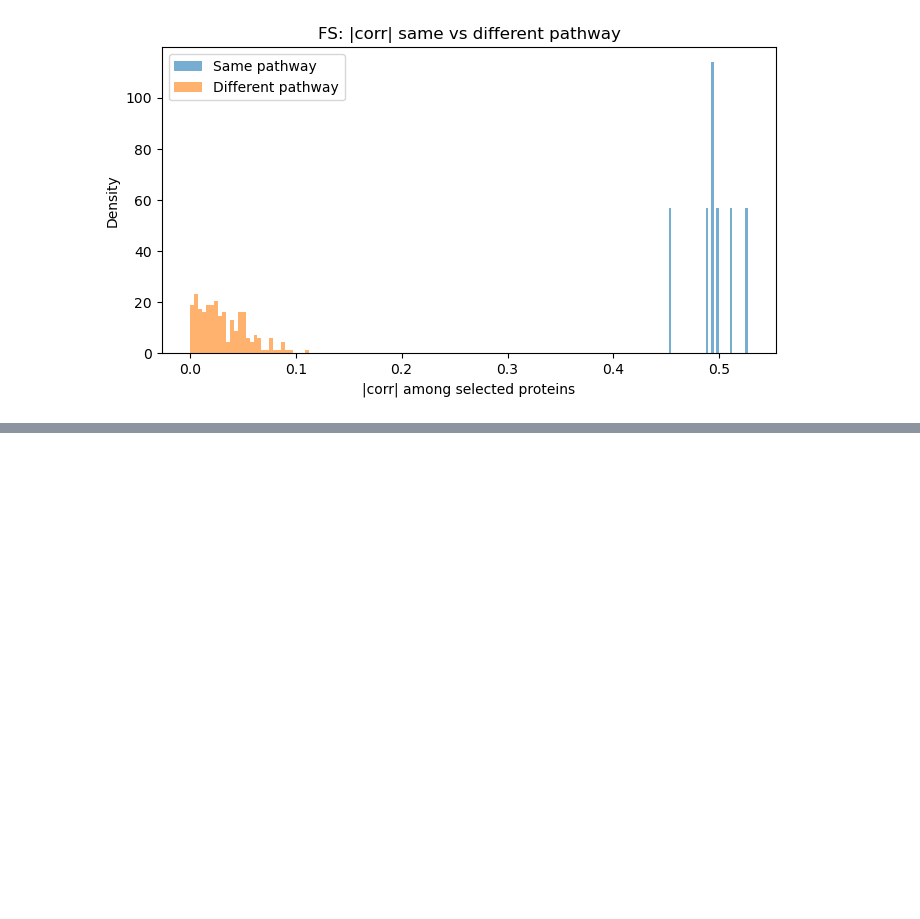
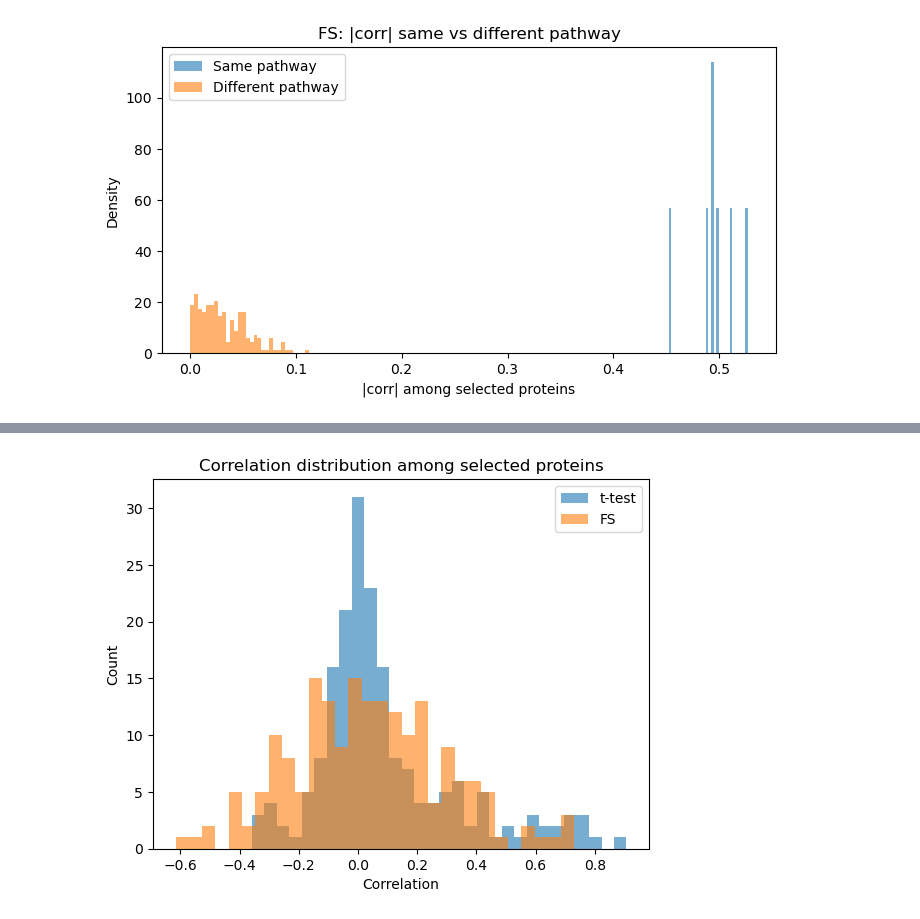
Before and after one commit to andreasjak/MSc26_Proteomics, a Jupyter notebook: notebooks/06_eda_simdata.ipynb, the cells around one changed output, grey strips where cells are left out. Cells and saved outputs as stored; diff of their text form; code cells hidden in the pictures; blank space fills up the shorter version.

```diff
--- a/notebooks/06_eda_simdata.ipynb
+++ b/notebooks/06_eda_simdata.ipynb
@@ -828,0 +1125,23 @@ corr_heatmap(rank_f, "FS: correlation among selected proteins", k=20)
+# %%
+def corr_distribution(data, selected_list, label, k=20):
+
+    feats = [p for p in selected_list if p in data.columns][:k]
+
+    X = data[feats].apply(pd.to_numeric, errors="coerce").to_numpy()
+    C = np.corrcoef(X, rowvar=False)
+
+    iu = np.triu_indices_from(C, k=1)
+    vals = C[iu]
+
+    plt.hist(vals, bins=30, alpha=0.6, label=label)
+
+corr_distribution(realdata, rank_t_real, "t-test")
+corr_distribution(realdata, rank_f_real, "FS")
+
+plt.xlabel("Correlation")
+plt.ylabel("Count")
+plt.title("Correlation distribution among selected proteins")
+plt.legend()
+plt.show()
+# %% [output]
+[figure, added]
```
Also changed, not shown: parts of 10 cells of this notebook, 11 other files.
